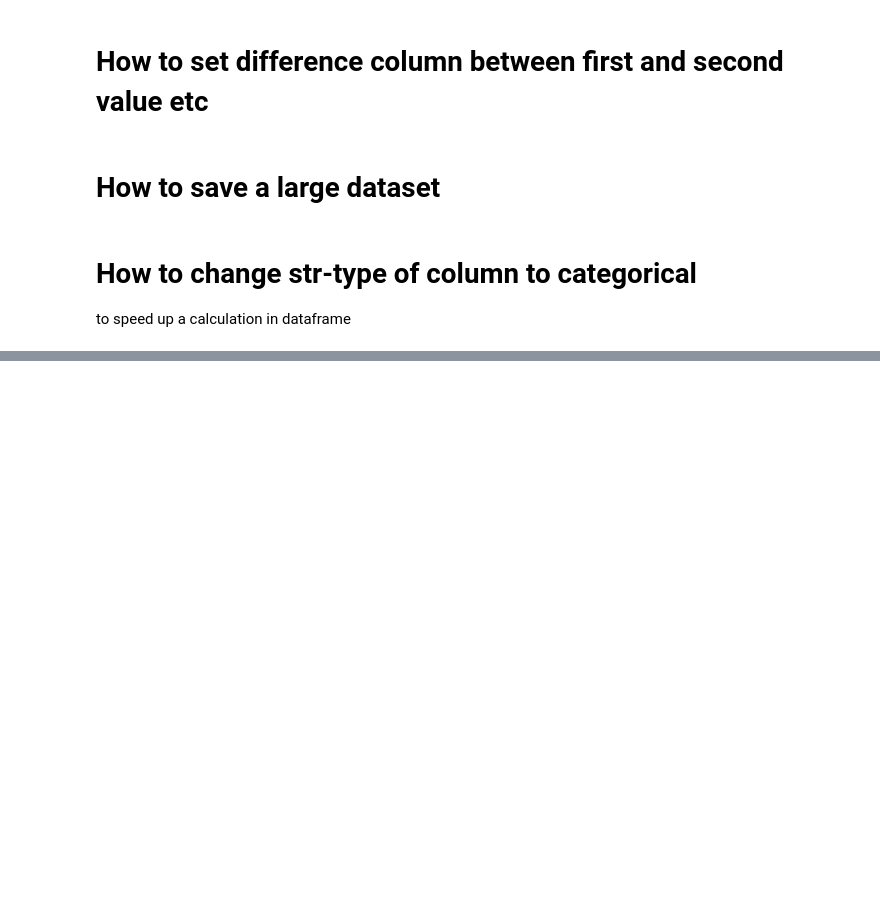
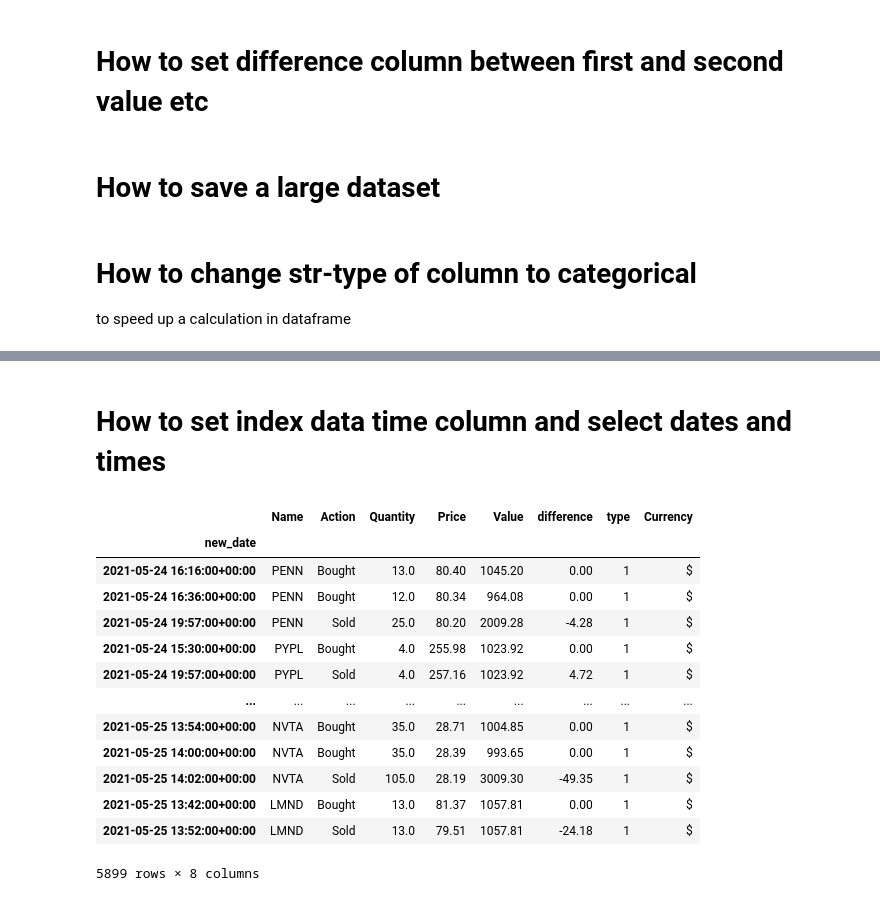
Before and after one commit to yegor-vynokurov/secrets_of_pandas, a Jupyter notebook: pandas_secrets.ipynb, the cells around one changed output, grey strips where cells are left out. Drawn from its saved outputs; the diff is of its cells as text; code cells hidden in the pictures; blank space fills up the shorter version.

```diff
--- a/pandas_secrets.ipynb
+++ b/pandas_secrets.ipynb
@@ -595,0 +579,2 @@ df['diff'] = df['diff'].astype('category')
+# %% [markdown]
+# How to set index data time column and select dates and times
@@ -595,0 +583,25 @@ df['diff'] = df['diff'].astype('category')
+# %%
+df = df.set_index('new_date')
+# %%
+df = df.sort_index()
+# %%
+df.index = pd.to_datetime(df.index) # without this we can not use datetime tricks
+# %%
+df = df.drop('Date', axis = 1)
+# %%
+df.loc['2020-05-2':'2022-05-2'] # and time too
+# %% [output]
+|  | Name | Action | Quantity | Price | Value | difference | type | Currency |
+| new_date |  |  |  |  |  |  |  |  |
+| 2021-05-24 16:16:00+00:00 | PENN | Bought | 13.0 | 80.40 | 1045.20 | 0.00 | 1 | $ |
+| 2021-05-24 16:36:00+00:00 | PENN | Bought | 12.0 | 80.34 | 964.08 | 0.00 | 1 | $ |
+| 2021-05-24 19:57:00+00:00 | PENN | Sold | 25.0 | 80.20 | 2009.28 | -4.28 | 1 | $ |
+| 2021-05-24 15:30:00+00:00 | PYPL | Bought | 4.0 | 255.98 | 1023.92 | 0.00 | 1 | $ |
+| 2021-05-24 19:57:00+00:00 | PYPL | Sold | 4.0 | 257.16 | 1023.92 | 4.72 | 1 | $ |
+| ... | ... | ... | ... | ... | ... | ... | ... | ... |
+| 2021-05-25 13:54:00+00:00 | NVTA | Bought | 35.0 | 28.71 | 1004.85 | 0.00 | 1 | $ |
+| 2021-05-25 14:00:00+00:00 | NVTA | Bought | 35.0 | 28.39 | 993.65 | 0.00 | 1 | $ |
+| 2021-05-25 14:02:00+00:00 | NVTA | Sold | 105.0 | 28.19 | 3009.30 | -49.35 | 1 | $ |
+| 2021-05-25 13:42:00+00:00 | LMND | Bought | 13.0 | 81.37 | 1057.81 | 0.00 | 1 | $ |
+| 2021-05-25 13:52:00+00:00 | LMND | Sold | 13.0 | 79.51 | 1057.81 | -24.18 | 1 | $ |
+5899 rows × 8 columns
```
Also changed, not shown: parts of 36 cells of this notebook.
